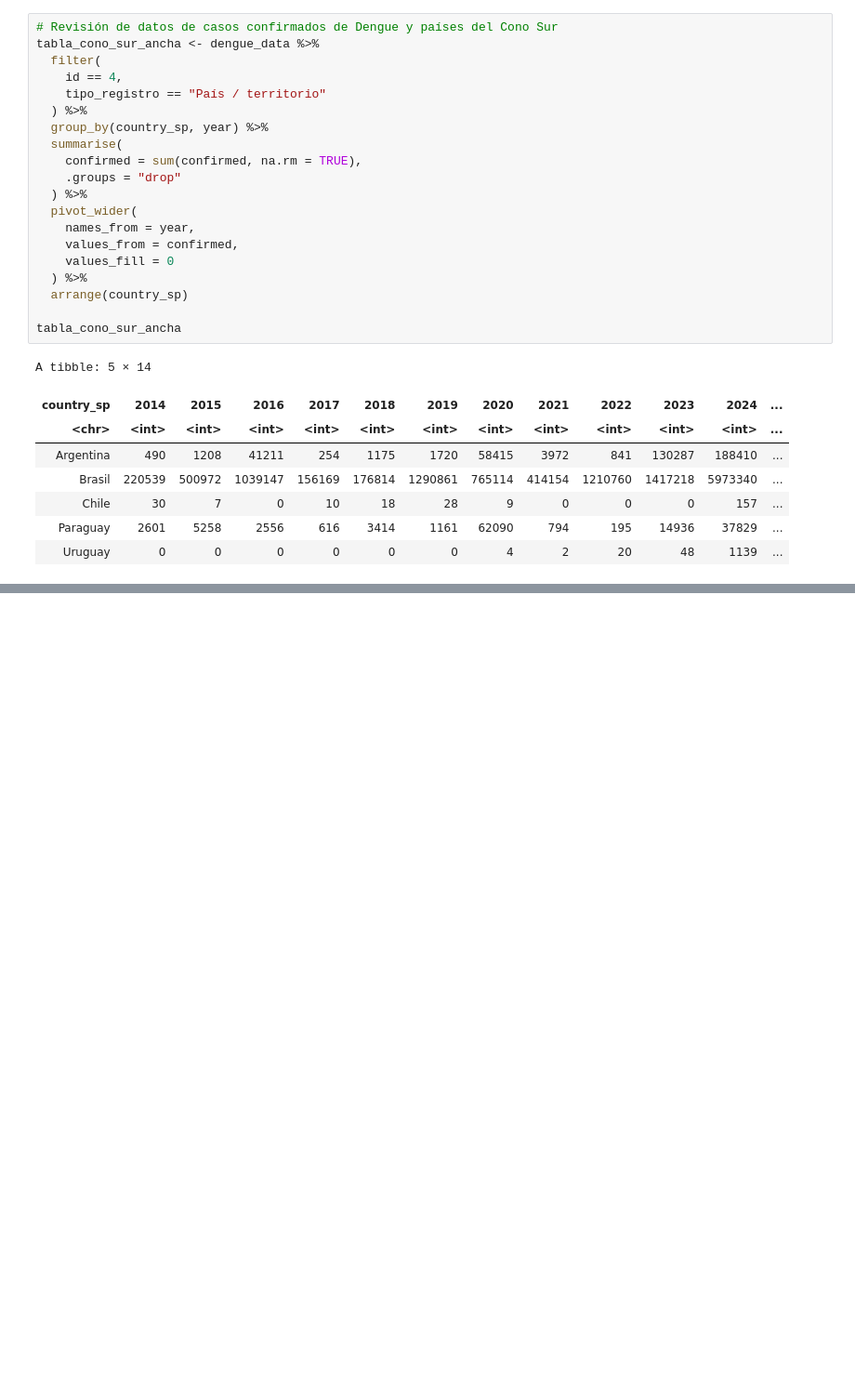
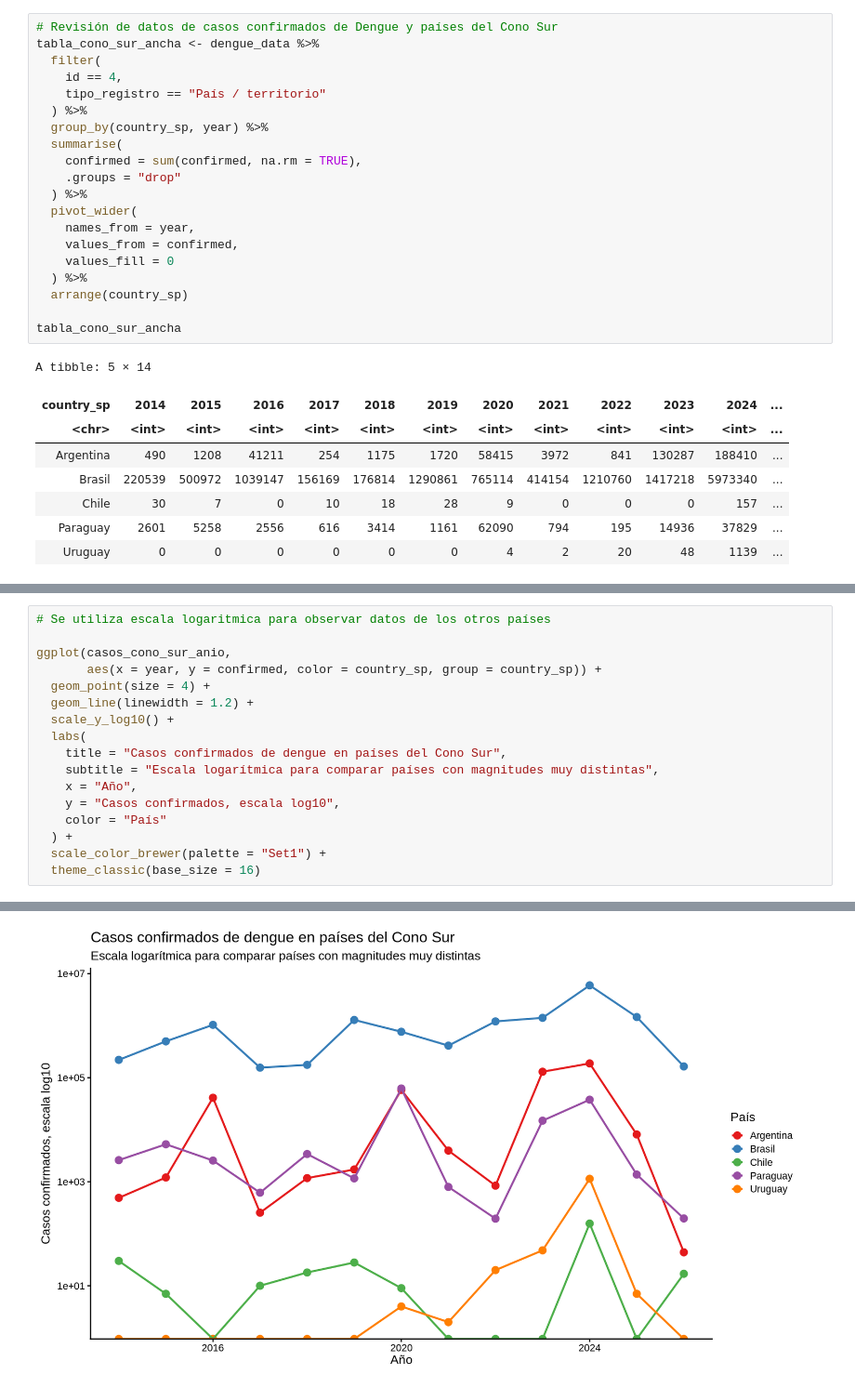
Before and after one commit to Merenguimona/act2_Adatos, a Jupyter notebook: NOTEBOOKS/EDA_DENGUE_AM.ipynb, the cells around one changed output, grey strips where cells are left out. Shown at 93% size. Cells and saved outputs as stored; diff of their text form; blank space fills up the shorter version.

```diff
--- a/NOTEBOOKS/EDA_DENGUE_AM.ipynb
+++ b/NOTEBOOKS/EDA_DENGUE_AM.ipynb
@@ -427,0 +484,18 @@ A tibble: 5 × 14
+# %%
+# Se utiliza escala logaritmica para observar datos de los otros países
+
+ggplot(casos_cono_sur_anio,
+       aes(x = year, y = confirmed, color = country_sp, group = country_sp)) +
+  geom_point(size = 4) +
+  geom_line(linewidth = 1.2) +
+  scale_y_log10() +
+  labs(
+    title = "Casos confirmados de dengue en países del Cono Sur",
+    subtitle = "Escala logarítmica para comparar países con magnitudes muy distintas",
+    x = "Año",
+    y = "Casos confirmados, escala log10",
+    color = "País"
+  ) +
+  scale_color_brewer(palette = "Set1") +
+  theme_classic(base_size = 16)
+# %% [output]
@@ -427,0 +506 @@ A tibble: 5 × 14
+[figure, added]
```
Also changed, not shown: parts of 4 cells of this notebook.
